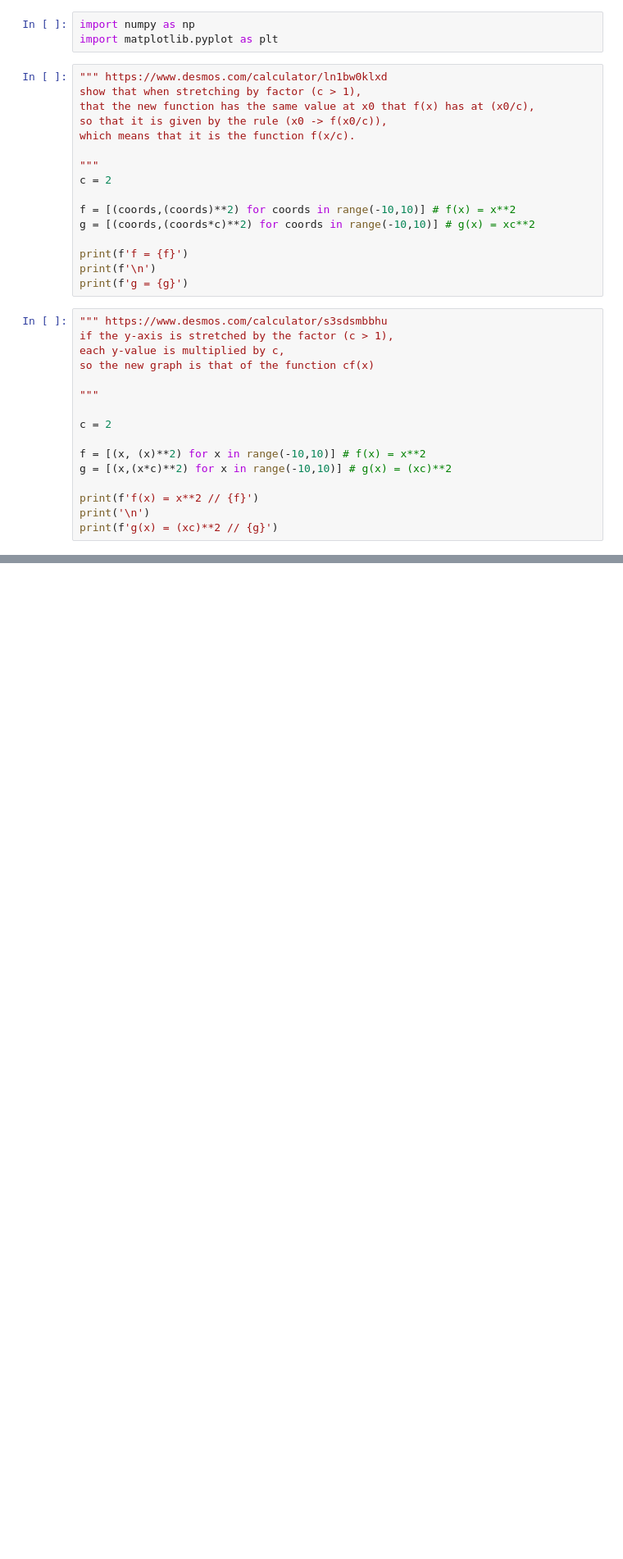
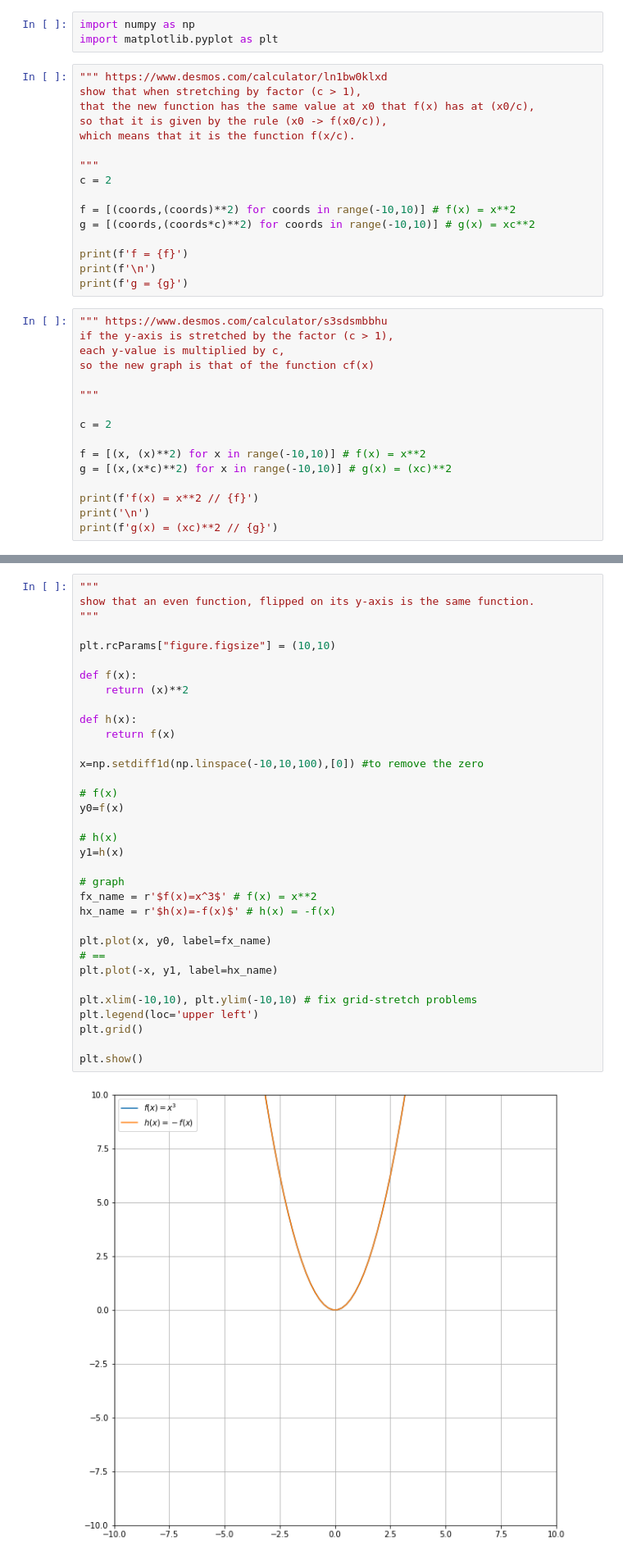
Before and after one commit to drozdj/courses, a Jupyter notebook: 18.01/Graphing Functions.ipynb, the cells around one changed output, grey strips where cells are left out. Shown at 82% size. Drawn from its saved outputs; the diff is of its cells as text; blank space fills up the shorter version.

```diff
--- a/18.01/Graphing Functions.ipynb
+++ b/18.01/Graphing Functions.ipynb
@@ -70,0 +121,36 @@ question: why does changing funciton f(x) cause h(x) to change also?
+# %%
+"""
+show that an even function, flipped on its y-axis is the same function.
+"""
+
+plt.rcParams["figure.figsize"] = (10,10)
+
+def f(x):
+    return (x)**2
+
+def h(x):
+    return f(x)
+
+x=np.setdiff1d(np.linspace(-10,10,100),[0]) #to remove the zero
+
+# f(x)
+y0=f(x)
+
+# h(x)
+y1=h(x)
+
+# graph
+fx_name = r'$f(x)=x^3$' # f(x) = x**2
+hx_name = r'$h(x)=-f(x)$' # h(x) = -f(x)
+
+plt.plot(x, y0, label=fx_name)
+# ==
+plt.plot(-x, y1, label=hx_name)
+
+plt.xlim(-10,10), plt.ylim(-10,10) # fix grid-stretch problems
+plt.legend(loc='upper left')
+plt.grid()
+
+plt.show()
+# %% [output]
+[figure, added]
```
Also changed, not shown: parts of 5 cells of this notebook.
